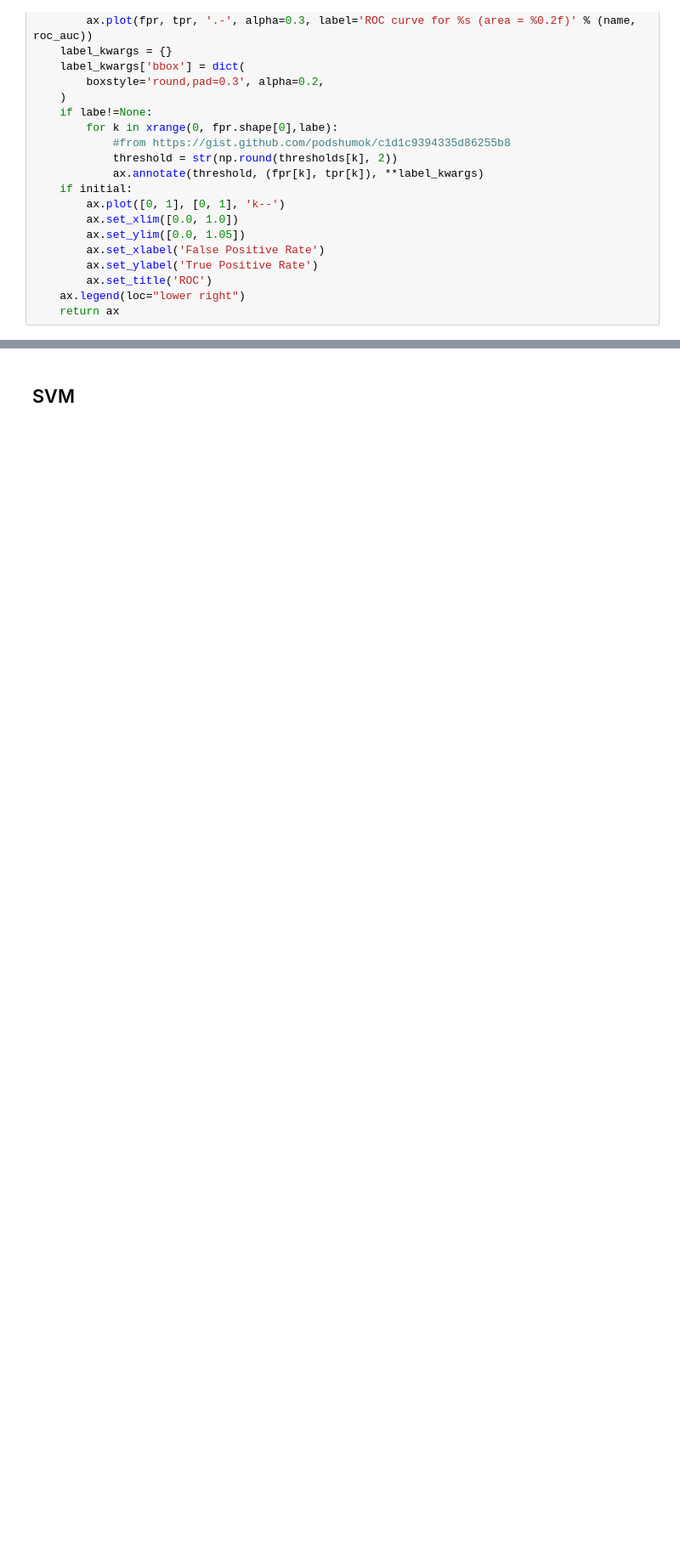
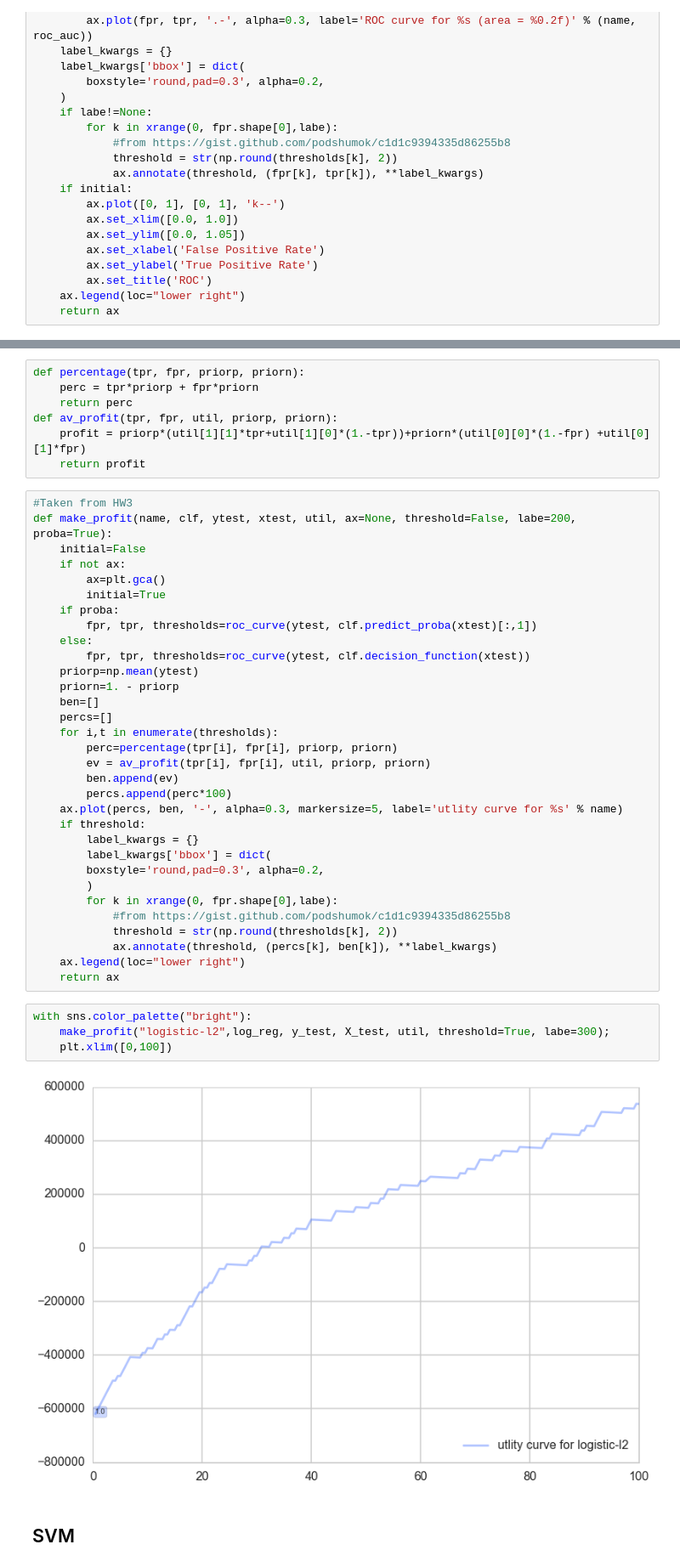
Before and after one commit to nicodri/CS109_crunchbase, a Jupyter notebook: EnsembleAnalysis.ipynb, the cells around one changed output, grey strips where cells are left out. Shown: that part at 85% size. Saved outputs shown, nothing was run; the diff lists cells and outputs as text; blank space fills up the shorter version.

```diff
--- a/EnsembleAnalysis.ipynb
+++ b/EnsembleAnalysis.ipynb
@@ -557,3 +574,48 @@ with sns.hls_palette(8, l=.3, s=.8):
+# %%
+def percentage(tpr, fpr, priorp, priorn):
+    perc = tpr*priorp + fpr*priorn
+    return perc
+def av_profit(tpr, fpr, util, priorp, priorn):
+    profit = priorp*(util[1][1]*tpr+util[1][0]*(1.-tpr))+priorn*(util[0][0]*(1.-fpr) +util[0][1]*fpr)
+    return profit
+# %%
+#Taken from HW3
+def make_profit(name, clf, ytest, xtest, util, ax=None, threshold=False, labe=200, proba=True):
+    initial=False
+    if not ax:
+        ax=plt.gca()
+        initial=True
+    if proba:
+        fpr, tpr, thresholds=roc_curve(ytest, clf.predict_proba(xtest)[:,1])
+    else:
+        fpr, tpr, thresholds=roc_curve(ytest, clf.decision_function(xtest))
+    priorp=np.mean(ytest)
+    priorn=1. - priorp
+    ben=[]
+    percs=[]
+    for i,t in enumerate(thresholds):
+        perc=percentage(tpr[i], fpr[i], priorp, priorn)
+        ev = av_profit(tpr[i], fpr[i], util, priorp, priorn)
+        ben.append(ev)
+        percs.append(perc*100)
+    ax.plot(percs, ben, '-', alpha=0.3, markersize=5, label='utlity curve for %s' % name)
+    if threshold:
+        label_kwargs = {}
+        label_kwargs['bbox'] = dict(
+        boxstyle='round,pad=0.3', alpha=0.2,
+        )
+        for k in xrange(0, fpr.shape[0],labe):
+            #from https://gist.github.com/podshumok/c1d1c9394335d86255b8
+            threshold = str(np.round(thresholds[k], 2))
+            ax.annotate(threshold, (percs[k], ben[k]), **label_kwargs)
+    ax.legend(loc="lower right")
+    return ax
+# %%
+with sns.color_palette("bright"):
+    make_profit("logistic-l2",log_reg, y_test, X_test, util, threshold=True, labe=300);
+    plt.xlim([0,100])
+# %% [output]
+[figure, added]
 # %% [markdown]
 ## SVM
 # %%
```
Also changed, not shown: parts of 44 cells of this notebook.
